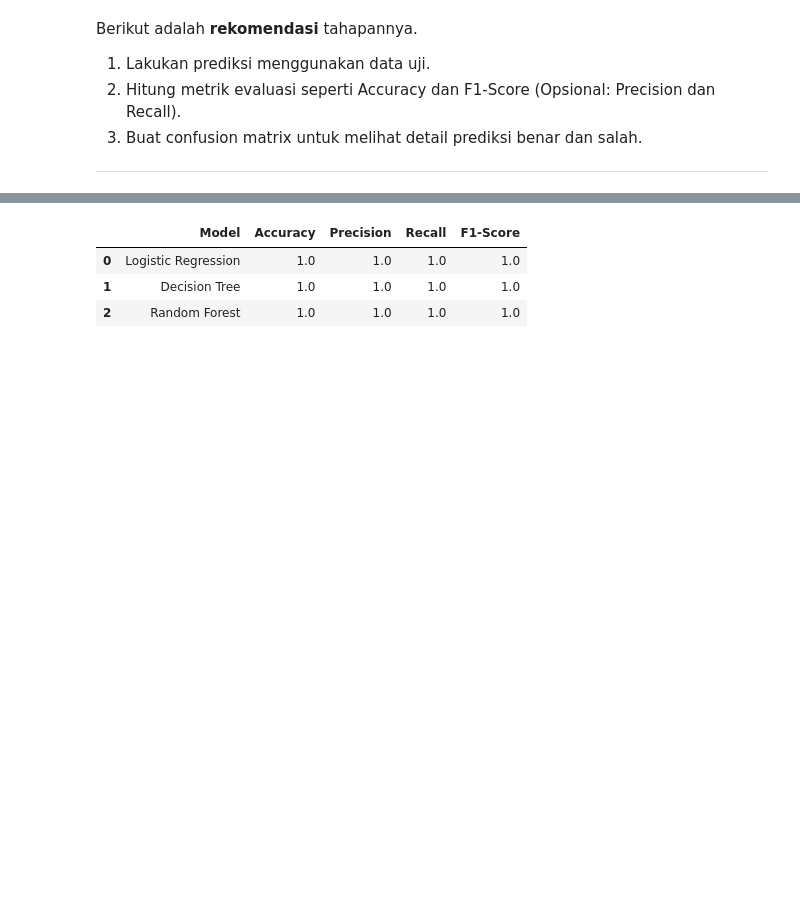
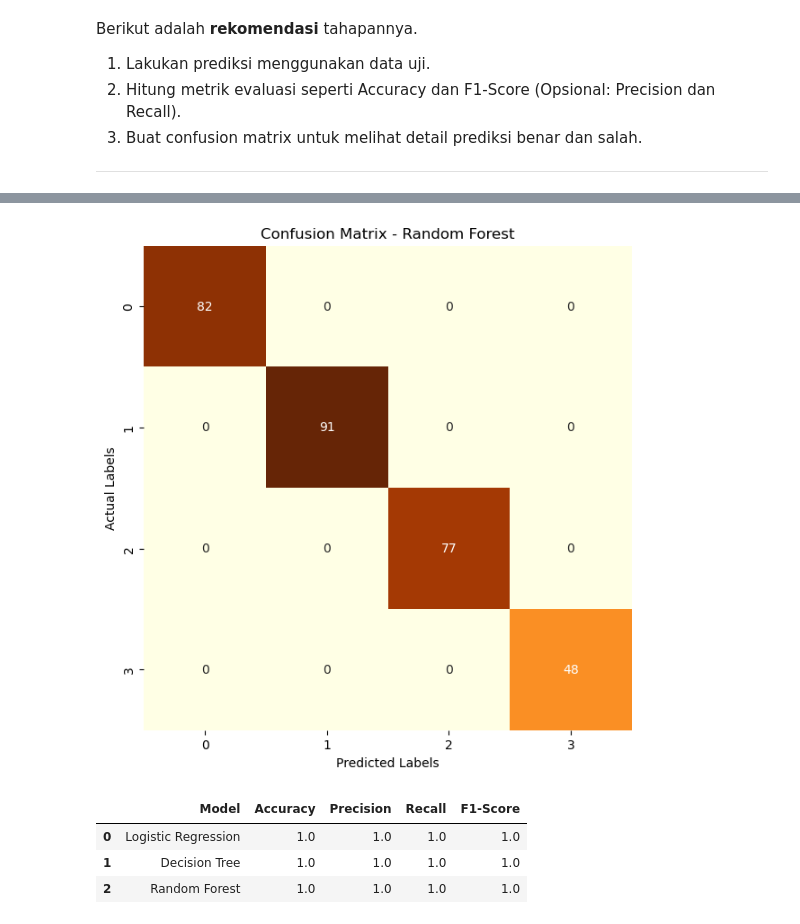
Before and after one commit to alouvre/BMLUP_DicodingSubmission_ProyekMembangunMachineLearning, a Jupyter notebook: [Klasifikasi] Submission Akhir BMLP_Alifia Mustika Sari.ipynb, the cells around one changed output, grey strips where cells are left out. Saved outputs shown, nothing was run; the diff lists cells and outputs as text; code cells hidden in the pictures; blank space fills up the shorter version.

```diff
--- a/[Klasifikasi] Submission Akhir BMLP_Alifia Mustika Sari.ipynb
+++ b/[Klasifikasi] Submission Akhir BMLP_Alifia Mustika Sari.ipynb
@@ -309,3 +290,7 @@ weighted avg    1.00000   1.00000   1.00000       298
+# %%
+plot_confusion_matrix(y_test, rf_y_pred, model_name="Random Forest")
+# %% [output]
+[figure, added]
 # %%
 # Calculate classification reports for both models
 log_reg_report = classification_report(y_test, log_reg_pred, digits=5, output_dict=True)
```
Also changed, not shown: parts of 20 cells of this notebook.
